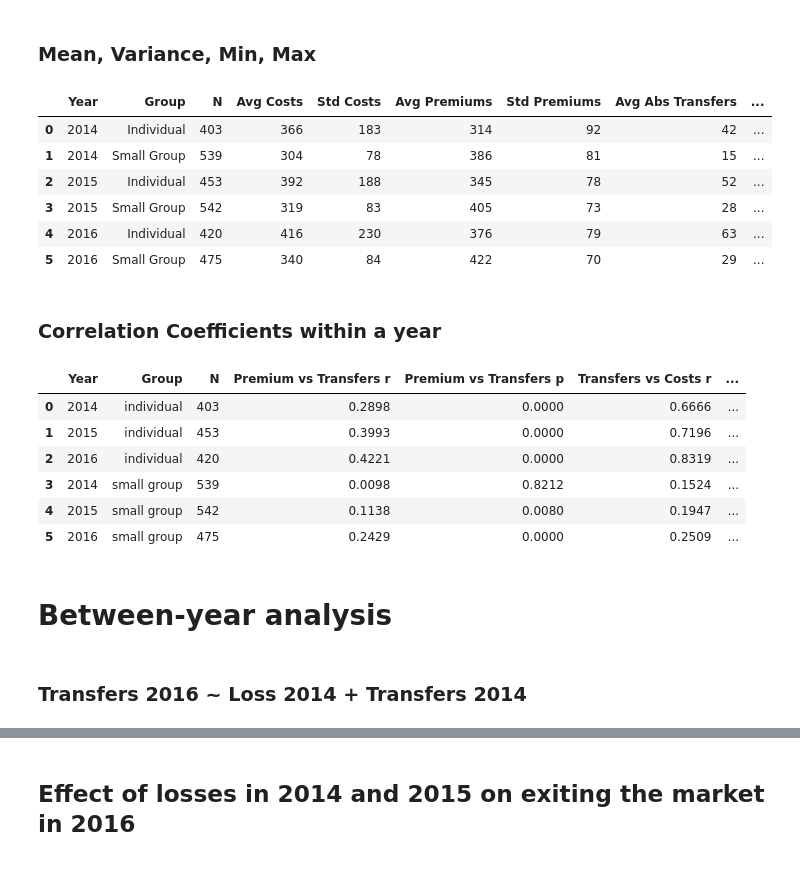
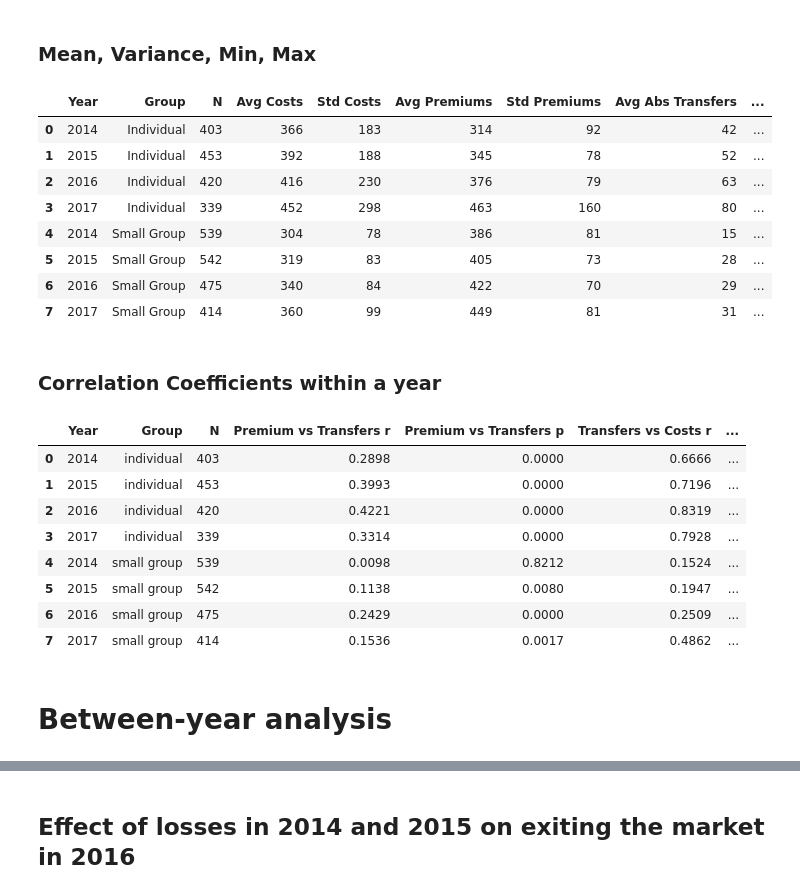
Before and after one commit to guanzgrace/risk-adjustment-model-validation, a Jupyter notebook: Validation.ipynb, the cells around one changed output, grey strips where cells are left out. Saved outputs shown, nothing was run; the diff lists cells and outputs as text; code cells hidden in the pictures.

Commit message:
Update Validation notebook with 2017 data

```diff
--- a/Validation.ipynb
+++ b/Validation.ipynb
@@ -74,9 +34,10 @@ ind_labels_14 = ["HIOS ID", "HIOS INPUTTED INSURANCE COMPANY NAME",
                   "1.1Directpremiumwritten2HealthInsuranceINDIVIDUALTotalasof3/31/15",
                   "2.16Totalincurredclaims2HealthInsuranceINDIVIDUALTotalasof3/31/15",
                   "7.4Membermonths2HealthInsuranceINDIVIDUALTotalasof3/31/15",
-                  "REINSURANCE PAYMENT AMOUNT (OR NOT ELIGIBLE)"]
+                  "REINSURANCE PAYMENT AMOUNT (OR NOT ELIGIBLE)"] # no more reinsurance as of 2017
 ind_labels_15 = [label.replace('15', '16') for label in ind_labels_14]
 ind_labels_16 = [label.replace('15', '17') for label in ind_labels_14]
+ind_labels_17 = [label.replace('15', '18') for label in ind_labels_14][:-1]
 
 sg_labels_14 = ["HIOS ID", "HIOS INPUTTED INSURANCE COMPANY NAME",
                  "HHS RISK ADJUSTMENT TRANSFERS AMOUNT (SMALL GROUP MARKET)",
@@ -85,27 +46,34 @@ sg_labels_14 = ["HIOS ID", "HIOS INPUTTED INSURANCE COMPANY NAME",
                   "7.4Membermonths7HealthInsuranceSMALLGROUPTotalasof3/31/15"]
 sg_labels_15 = [label.replace('15', '16') for label in sg_labels_14]
 sg_labels_16 = [label.replace('15', '17') for label in sg_labels_14]
+sg_labels_17 = [label.replace('15', '18') for label in sg_labels_14]
 # %%
 # Filter the data to include only the fields we want
 
 ind_data_14 = data2014[ind_labels_14].dropna()
 ind_data_15 = data2015[ind_labels_15].dropna()
 ind_data_16 = data2016[ind_labels_16].dropna()
+ind_data_17 = data2017[ind_labels_17].dropna()
 sg_data_14 = data2014[sg_labels_14].dropna()
 sg_data_15 = data2015[sg_labels_15].dropna()
 sg_data_16 = data2016[sg_labels_16].dropna()
+sg_data_17 = data2017[sg_labels_17].dropna()
 # %%
 # Drop companies with <2000 MM
 ind_data_14 = ind_data_14.where(ind_data_14[ind_labels_14[5]] > 2000).dropna()
 ind_data_15 = ind_data_15.where(ind_data_15[ind_labels_15[5]] > 2000).dropna()
 ind_data_16 = ind_data_16.where(ind_data_16[ind_labels_16[5]] > 2000).dropna()
+ind_data_17 = ind_data_17.where(ind_data_17[ind_labels_17[5]] > 2000).dropna()
 sg_data_14 = sg_data_14.where(sg_data_14[sg_labels_14[5]] > 2000).dropna()
 sg_data_15 = sg_data_15.where(sg_data_15[sg_labels_15[5]] > 2000).dropna()
 sg_data_16 = sg_data_16.where(sg_data_16[sg_labels_16[5]] > 2000).dropna()
+sg_data_17 = sg_data_17.where(sg_data_17[sg_labels_17[5]] > 2000).dropna()
 # %%
 # Calculate transfers, premiums, costs, and reinsurance (if individual group) per member month
 def calculate_pmm(df, df_labels, group):
     df["MM"] = df[df_labels[5]]
+    df["Transfers"] = df[df_labels[2]]
+    df["Enrollees"] = df["MM"] / 12
     df["TransfersPMM"] = df[df_labels[2]] / df[df_labels[5]]
     df["PremiumsPMM"] = abs(df[df_labels[3]] / df[df_labels[5]])
     df["CostsPMM"] = abs(df[df_labels[4]] / df[df_labels[5]])
@@ -117,14 +85,19 @@ def calculate_pmm(df, df_labels, group):
         df["ProfitsPMM"] = df["PremiumsPMM"] - df["CostsPMM"] + df["TransfersPMM"]
     df["PremMinusCostsPMM"] = df["PremiumsPMM"] - df["CostsPMM"]
     df["PremMinusCostsPlusTransfersPMM"] = df["PremiumsPMM"] - df["CostsPMM"] + df["TransfersPMM"]
+    df["SicknessPMM"] = df["CostsPMM"] - df["PremiumsPMM"]
+    average_sickness = np.mean(df["SicknessPMM"])
+    df["ExcessSicknessPMM"] = df["SicknessPMM"] - average_sickness
     return df
 
 ind_data_14 = calculate_pmm(ind_data_14, ind_labels_14, "i")
 ind_data_15 = calculate_pmm(ind_data_15, ind_labels_15, "i")
 ind_data_16 = calculate_pmm(ind_data_16, ind_labels_16, "i")
+ind_data_17 = calculate_pmm(ind_data_17, ind_labels_17, "sg")
 sg_data_14 = calculate_pmm(sg_data_14, sg_labels_14, "sg")
 sg_data_15 = calculate_pmm(sg_data_15, sg_labels_15, "sg")
 sg_data_16 = calculate_pmm(sg_data_16, sg_labels_16, "sg")
+sg_data_17 = calculate_pmm(sg_data_17, sg_labels_17, "sg")
 # %%
 # Combine the dataframes by left merging
 
@@ -153,56 +126,67 @@ df = pd.DataFrame(columns=["Year", "Group", "N", "Avg Costs", "Std Costs",
                            "Avg Transfers", "Std Transfers",
                            "Weighted Avg Transfers",
                            "Avg Profits", "Std Profits",
-                           "Avg Reinsurance", "Std Reinsurance"])
+                           "Avg Reinsurance", "Std Reinsurance",
+                          "Avg P-C", "Std P-C",
+                          "Avg Excess Sickness", "Std Excess Sickness"])
 
-years = [2014, 2015, 2016]
+years = [2014, 2015, 2016, 2017]
 groups = ["Individual", "Small Group"]
 ind_dfs = dict()
 ind_dfs[2014] = ind_data_14
 ind_dfs[2015] = ind_data_15
 ind_dfs[2016] = ind_data_16
+ind_dfs[2017] = ind_data_17
 sg_dfs = dict()
 sg_dfs[2014] = sg_data_14
 sg_dfs[2015] = sg_data_15
 sg_dfs[2016] = sg_data_16
+sg_dfs[2017] = sg_data_17
 data = dict()
 data["Individual"] = ind_dfs
 data["Small Group"] = sg_dfs
-labels = ["CostsPMM", "PremiumsPMM", "TransfersPMM", "ProfitsPMM", "ReinsurancePMM"]
+labels = ["CostsPMM", "PremiumsPMM", "TransfersPMM", "ProfitsPMM",
+          "ReinsurancePMM", "PremMinusCostsPMM", "ExcessSicknessPMM"]
 
 i = 0
-for year in years:
-    for group in groups:
+for group in groups:
+    for year in years:
         b = labels
         a = data[group][year]
-        if group == "Individual":
+        if group == "Individual" and year != 2017:
             df.loc[i] = [year, group, len(a),
                          round(np.mean(a[b[0]])), round(np.std(a[b[0]])),
                          round(np.mean(a[b[1]])), round(np.std(a[b[1]])),
                          round(np.mean(abs(a[b[2]]))), round(np.std(abs(a[b[2]]))),
                          round(np.mean(a[b[2]])), round(np.std(a[b[2]])),
                          round(np.average(a[b[2]], weights=a["MM"])),
                          round(np.mean(a[b[3]])), round(np.std(a[b[3]])),
-                         round(np.mean(a[b[4]])), round(np.std(a[b[4]]))]
+                         round(np.mean(a[b[4]])), round(np.std(a[b[4]])),
+                         round(np.mean(a[b[5]])), round(np.std(a[b[5]])),
+                         round(np.mean(a[b[6]])), round(np.std(a[b[6]]))]
         else:
             df.loc[i] = [year, group, len(a),
                          round(np.mean(a[b[0]])), round(np.std(a[b[0]])),
                          round(np.mean(a[b[1]])), round(np.std(a[b[1]])),
                          round(np.mean(abs(a[b[2]]))), round(np.std(abs(a[b[2]]))),
                          round(np.mean(a[b[2]])), round(np.std(a[b[2]])),
                          round(np.average(a[b[2]], weights=a["MM"])),
                          round(np.mean(a[b[3]])), round(np.std(a[b[3]])),
-                         np.nan, np.nan]
+                         np.nan, np.nan,
+                         round(np.mean(a[b[5]])), round(np.std(a[b[5]])),
+                         round(np.mean(a[b[6]])), round(np.std(a[b[6]]))]
         i = i + 1
 df
 # %% [output]
 |  | Year | Group | N | Avg Costs | Std Costs | Avg Premiums | Std Premiums | Avg Abs Transfers | ... |
 | 0 | 2014 | Individual | 403 | 366 | 183 | 314 | 92 | 42 | ... |
-| 1 | 2014 | Small Group | 539 | 304 | 78 | 386 | 81 | 15 | ... |
-| 2 | 2015 | Individual | 453 | 392 | 188 | 345 | 78 | 52 | ... |
-| 3 | 2015 | Small Group | 542 | 319 | 83 | 405 | 73 | 28 | ... |
-| 4 | 2016 | Individual | 420 | 416 | 230 | 376 | 79 | 63 | ... |
-| 5 | 2016 | Small Group | 475 | 340 | 84 | 422 | 70 | 29 | ... |
+| 1 | 2015 | Individual | 453 | 392 | 188 | 345 | 78 | 52 | ... |
+| 2 | 2016 | Individual | 420 | 416 | 230 | 376 | 79 | 63 | ... |
+| 3 | 2017 | Individual | 339 | 452 | 298 | 463 | 160 | 80 | ... |
+| 4 | 2014 | Small Group | 539 | 304 | 78 | 386 | 81 | 15 | ... |
+| 5 | 2015 | Small Group | 542 | 319 | 83 | 405 | 73 | 28 | ... |
+| 6 | 2016 | Small Group | 475 | 340 | 84 | 422 | 70 | 29 | ... |
+| 7 | 2017 | Small Group | 414 | 360 | 99 | 449 | 81 | 31 | ... |
 # %% [markdown]
 <a id='a2'></a>
 ### Correlation Coefficients within a year
@@ -213,23 +197,29 @@ df
 df2 = pd.DataFrame(columns=["Year", "Group", "N", "Premium vs Transfers r", "Premium vs Transfers p",
                             "Transfers vs Costs r", "Transfers vs Costs p",
                             "Costs vs Premium r", "Costs vs Premium p",
-                            "Profits vs Transfers r", "Profits vs Transfers p"])
+                            "Profits vs Transfers r", "Profits vs Transfers p",
+                            "Transfers vs Enrollees r", "Transfers vs Enrollees p"])
 
 def within_year_analysis(df, year, group):
     r1 = pearsonr(df["PremiumsPMM"], df["TransfersPMM"])
     r2 = pearsonr(df["TransfersPMM"], df["CostsPMM"])
     r3 = pearsonr(df["CostsPMM"], df["PremiumsPMM"])
     r4 = pearsonr(df["ProfitsPMM"], df["TransfersPMM"])
+    r5 = pearsonr(df["Transfers"], df["Enrollees"])
+    #r5 = pearsonr(df["TransfersPMM"], df["Enrollees"])
     return [year, group, len(df), round(r1[0], 4), round(r1[1], 4),
             round(r2[0], 4), round(r2[1], 4), round(r3[0], 4),
-            round(r3[1], 4), round(r4[0], 4), round(r4[1], 4)]
+            round(r3[1], 4), round(r4[0], 4), round(r4[1], 4),
+            round(r5[0], 4), round(r5[1], 4)]
 
 df2.loc[0] = within_year_analysis(ind_data_14, 2014, "individual")
 df2.loc[1] = within_year_analysis(ind_data_15, 2015, "individual")
 df2.loc[2] = within_year_analysis(ind_data_16, 2016, "individual")
-df2.loc[3] = within_year_analysis(sg_data_14, 2014, "small group")
-df2.loc[4] = within_year_analysis(sg_data_15, 2015, "small group")
-df2.loc[5] = within_year_analysis(sg_data_16, 2016, "small group")
+df2.loc[3] = within_year_analysis(ind_data_17, 2017, "individual")
+df2.loc[4] = within_year_analysis(sg_data_14, 2014, "small group")
+df2.loc[5] = within_year_analysis(sg_data_15, 2015, "small group")
+df2.loc[6] = within_year_analysis(sg_data_16, 2016, "small group")
+df2.loc[7] = within_year_analysis(sg_data_17, 2017, "small group")
 
 df2
 # %% [output]
@@ -237,11 +227,10 @@ df2
 | 0 | 2014 | individual | 403 | 0.2898 | 0.0000 | 0.6666 | ... |
 | 1 | 2015 | individual | 453 | 0.3993 | 0.0000 | 0.7196 | ... |
 | 2 | 2016 | individual | 420 | 0.4221 | 0.0000 | 0.8319 | ... |
-| 3 | 2014 | small group | 539 | 0.0098 | 0.8212 | 0.1524 | ... |
-| 4 | 2015 | small group | 542 | 0.1138 | 0.0080 | 0.1947 | ... |
-| 5 | 2016 | small group | 475 | 0.2429 | 0.0000 | 0.2509 | ... |
+| 3 | 2017 | individual | 339 | 0.3314 | 0.0000 | 0.7928 | ... |
+| 4 | 2014 | small group | 539 | 0.0098 | 0.8212 | 0.1524 | ... |
+| 5 | 2015 | small group | 542 | 0.1138 | 0.0080 | 0.1947 | ... |
+| 6 | 2016 | small group | 475 | 0.2429 | 0.0000 | 0.2509 | ... |
+| 7 | 2017 | small group | 414 | 0.1536 | 0.0017 | 0.4862 | ... |
 # %% [markdown]
 # Between-year analysis
-# %% [markdown]
-<a id='b1'></a>
-### Transfers 2016 ~ Loss 2014 + Transfers 2014
```
Also changed, not shown: parts of 56 cells of this notebook, 5 other files.
